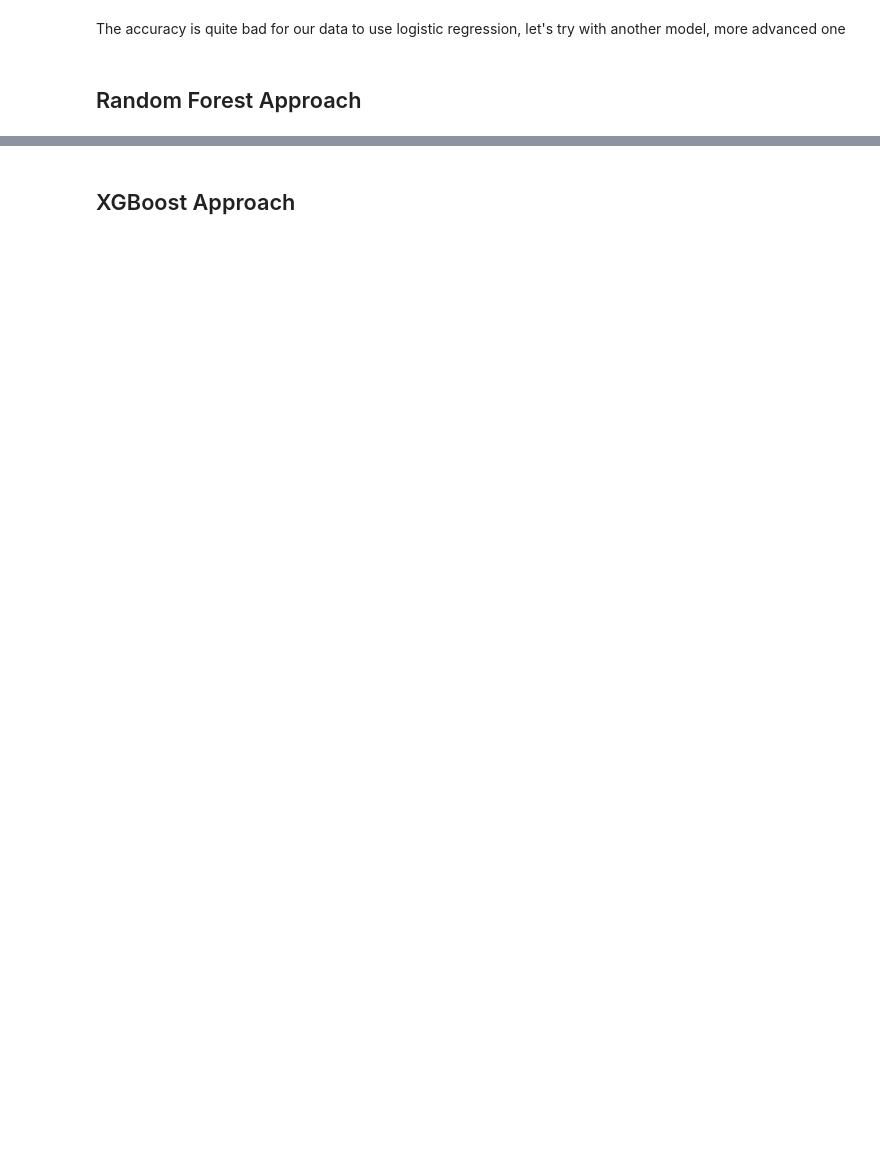
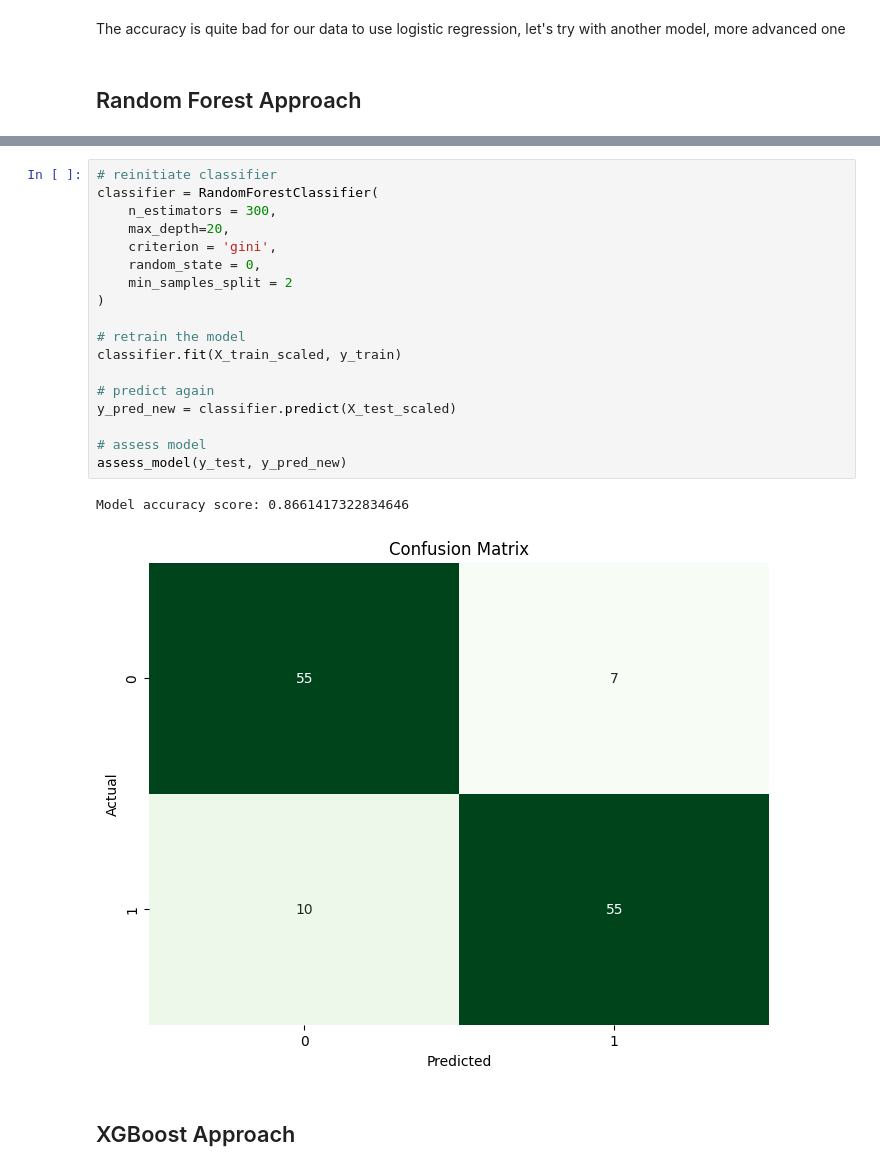
Before and after one commit to rubyw177/loan-prediction, a Jupyter notebook: loan_prediction_model.ipynb, the cells around one changed output, grey strips where cells are left out. Cells and saved outputs as stored; diff of their text form; blank space fills up the shorter version.

```diff
--- a/loan_prediction_model.ipynb
+++ b/loan_prediction_model.ipynb
@@ -407,2 +520,23 @@ The accuracy is quite bad for our data to use logistic regression, let's try wit
+# %%
+# reinitiate classifier
+classifier = RandomForestClassifier(
+    n_estimators = 300,
+    max_depth=20,
+    criterion = 'gini',
+    random_state = 0,
+    min_samples_split = 2
+)
+
+# retrain the model
+classifier.fit(X_train_scaled, y_train)
+
+# predict again
+y_pred_new = classifier.predict(X_test_scaled)
+
+# assess model
+assess_model(y_test, y_pred_new)
+# %% [output]
+Model accuracy score: 0.8661417322834646
+[figure, added]
 # %% [markdown]
 ## XGBoost Approach
```
Also changed, not shown: parts of 46 cells of this notebook.
